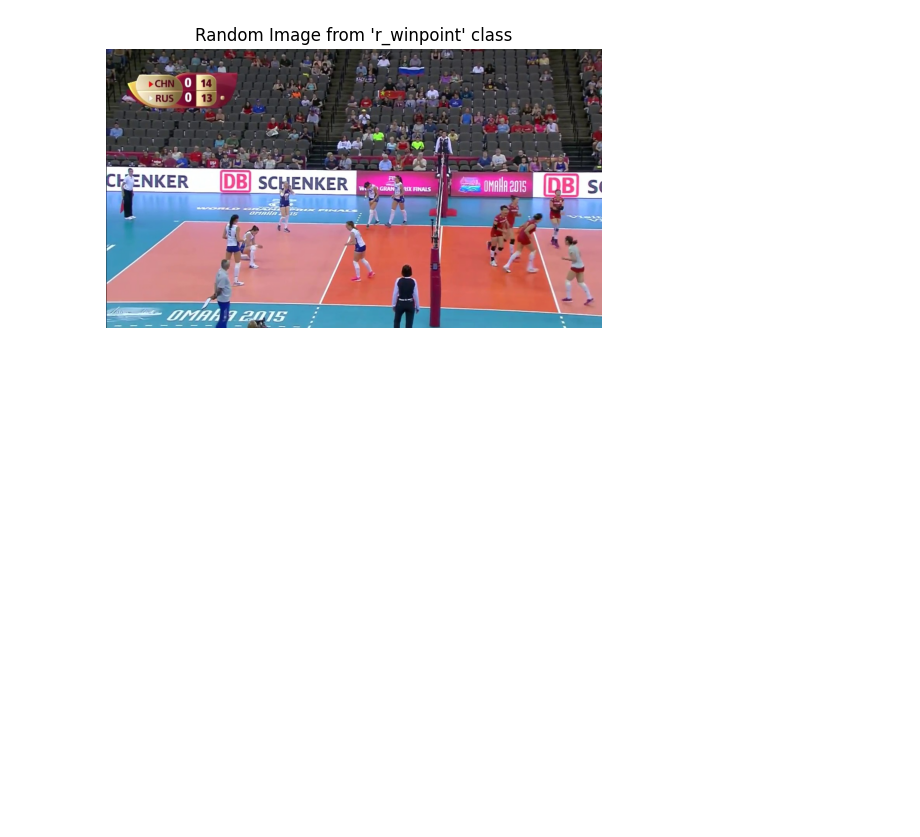
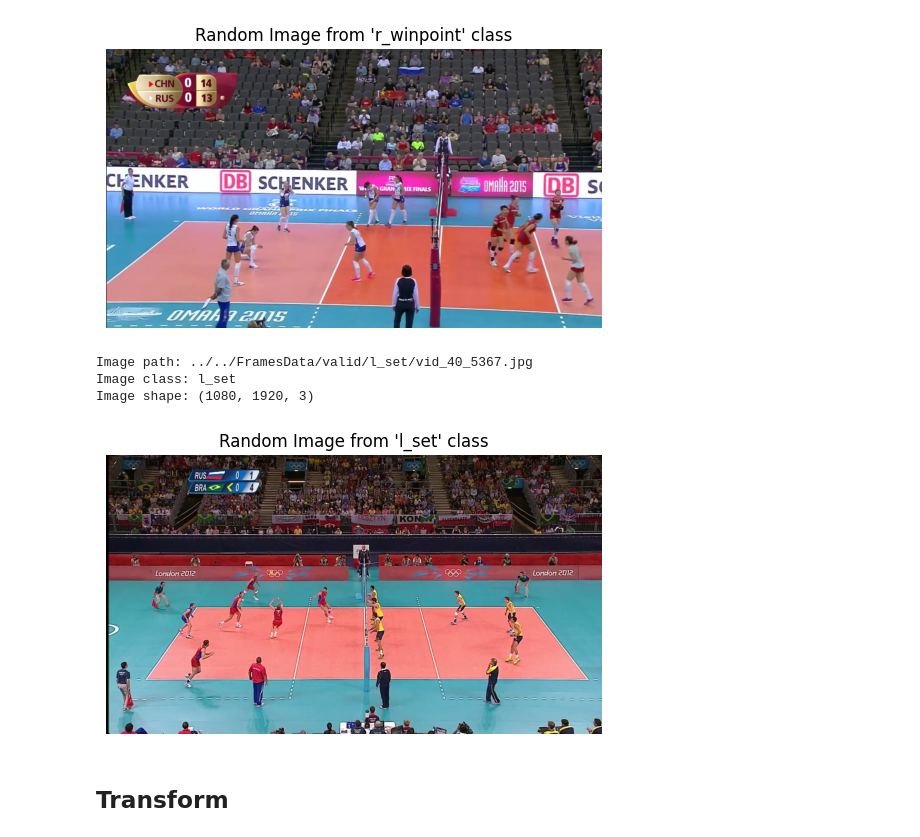
Before and after one commit to Fawzy-AI-Explorer/Group-Activity-Recognition, a Jupyter notebook: src/NoteBooks/explore.ipynb, the cells around one changed output. Saved outputs shown, nothing was run; the diff lists cells and outputs as text; code cells hidden in the pictures; blank space fills up the shorter version.

Commit message:
feat: Add transform

```diff
--- a/src/NoteBooks/explore.ipynb
+++ b/src/NoteBooks/explore.ipynb
@@ -360,3 +360,12 @@ Image path: ../../FramesData/test/r_winpoint/vid_9_36689.jpg
 Image class: r_winpoint
 Image shape: (720, 1280, 3)
 [figure]
+# %%
+plot_random_image_from_dir(VALID_PATH/ 'l_set')
+# %% [output]
+Image path: ../../FramesData/valid/l_set/vid_40_5367.jpg
+Image class: l_set
+Image shape: (1080, 1920, 3)
+[figure, added]
+# %% [markdown]
+## Transform
```
